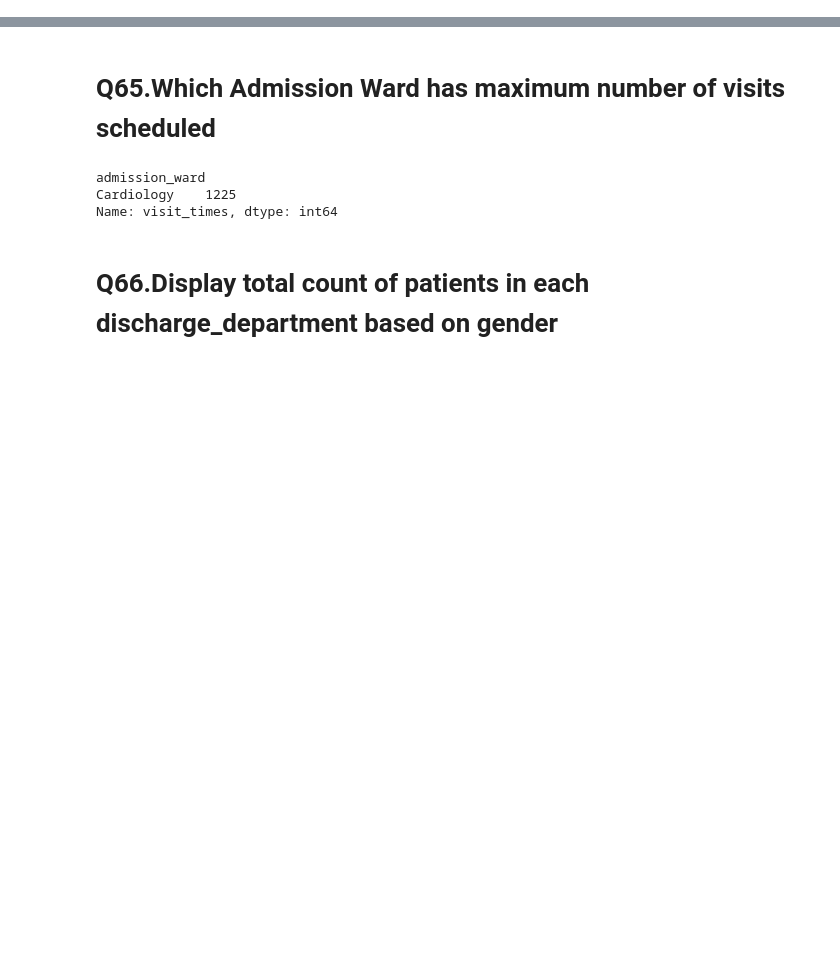
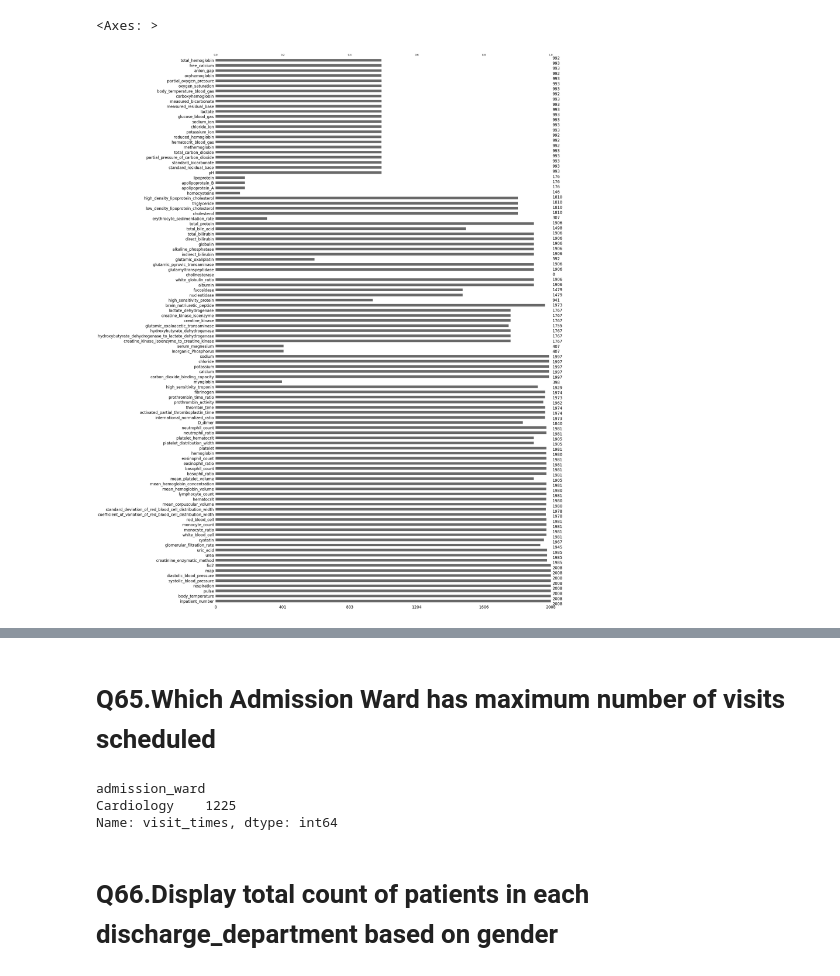
Before and after one commit to Moinandy6/Team9_Py-Stars_Python-Hackathon_Apr24, a Jupyter notebook: Team9_Py-Stars_Python-Hackathon_Apr24(Q65-80).ipynb, the cells around one changed output, grey strips where cells are left out. Cells and saved outputs as stored; diff of their text form; code cells hidden in the pictures; blank space fills up the shorter version.

```diff
--- a/Team9_Py-Stars_Python-Hackathon_Apr24(Q65-80).ipynb
+++ b/Team9_Py-Stars_Python-Hackathon_Apr24(Q65-80).ipynb
@@ -10,0 +301,10 @@ df_Responsivenes=pd.read_excel("Cardiac_Outcomes.xlsx","Responsivenes")
+# %%
+import matplotlib.pyplot as plt
+import pandas as pd
+import missingno as msno
+# Loading the dataset
+df_Labs=pd.read_excel("Cardiac_Outcomes.xlsx","Labs")
+msno.bar(df_Labs)
+# %% [output]
+<Axes: >
+[figure, added]
```
Also changed, not shown: parts of 71 cells of this notebook.
